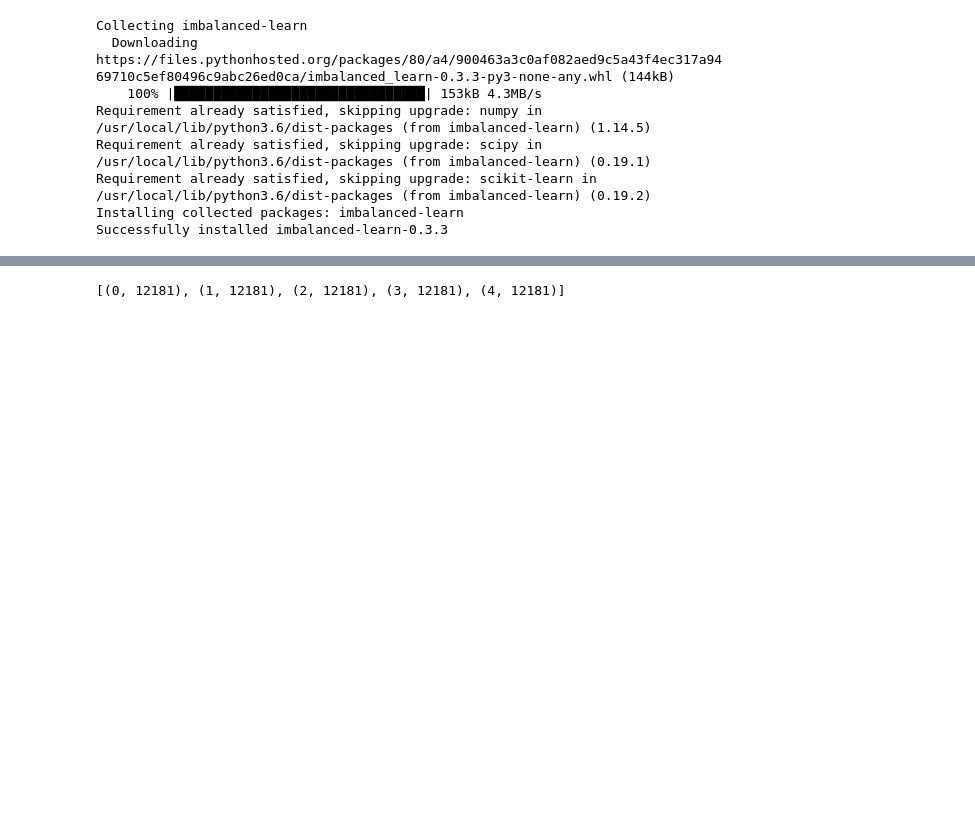
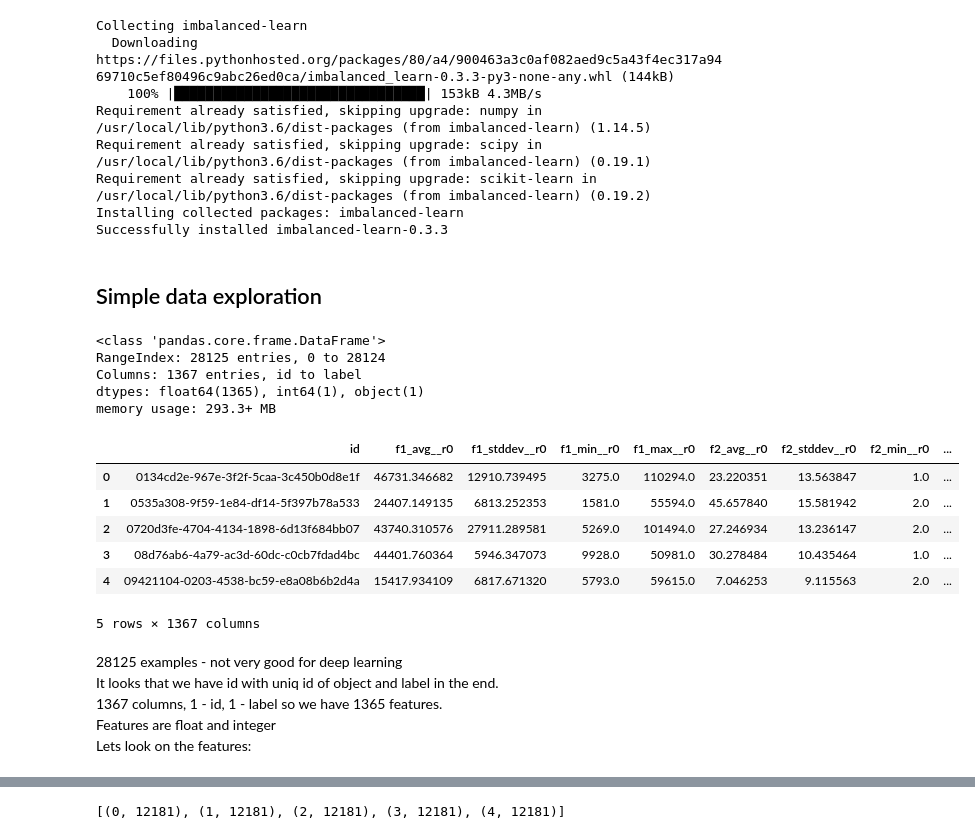
Before and after one commit to gitgash/ds-test, a Jupyter notebook: ann_estimator.ipynb, the cells around one changed output, grey strips where cells are left out. Saved outputs shown, nothing was run; the diff lists cells and outputs as text; code cells hidden in the pictures; blank space fills up the shorter version.

```diff
--- a/ann_estimator.ipynb
+++ b/ann_estimator.ipynb
@@ -90,0 +95,24 @@ df = pd.read_csv("https://www.dropbox.com/s/tzb7mjxipz8fnyt/dataset.csv?dl=1")
+# %% [markdown]
+## Simple data exploration
+# %%
+df.info()
+df.head()
+# %% [output]
+<class 'pandas.core.frame.DataFrame'>
+RangeIndex: 28125 entries, 0 to 28124
+Columns: 1367 entries, id to label
+dtypes: float64(1365), int64(1), object(1)
+memory usage: 293.3+ MB
+|  | id | f1_avg__r0 | f1_stddev__r0 | f1_min__r0 | f1_max__r0 | f2_avg__r0 | f2_stddev__r0 | f2_min__r0 | ... |
+| 0 | 0134cd2e-967e-3f2f-5caa-3c450b0d8e1f | 46731.346682 | 12910.739495 | 3275.0 | 110294.0 | 23.220351 | 13.563847 | 1.0 | ... |
+| 1 | 0535a308-9f59-1e84-df14-5f397b78a533 | 24407.149135 | 6813.252353 | 1581.0 | 55594.0 | 45.657840 | 15.581942 | 2.0 | ... |
+| 2 | 0720d3fe-4704-4134-1898-6d13f684bb07 | 43740.310576 | 27911.289581 | 5269.0 | 101494.0 | 27.246934 | 13.236147 | 2.0 | ... |
+| 3 | 08d76ab6-4a79-ac3d-60dc-c0cb7fdad4bc | 44401.760364 | 5946.347073 | 9928.0 | 50981.0 | 30.278484 | 10.435464 | 1.0 | ... |
+| 4 | 09421104-0203-4538-bc59-e8a08b6b2d4a | 15417.934109 | 6817.671320 | 5793.0 | 59615.0 | 7.046253 | 9.115563 | 2.0 | ... |
+5 rows × 1367 columns
+# %% [markdown]
+28125 examples -  not very good for deep learning
+It looks that we have id with uniq id of object and label in the end.
+1367 columns, 1 - id, 1 - label so we have 1365 features.
+Features are float and integer
+Lets look on the features:
```
Also changed, not shown: parts of 7 cells of this notebook.
